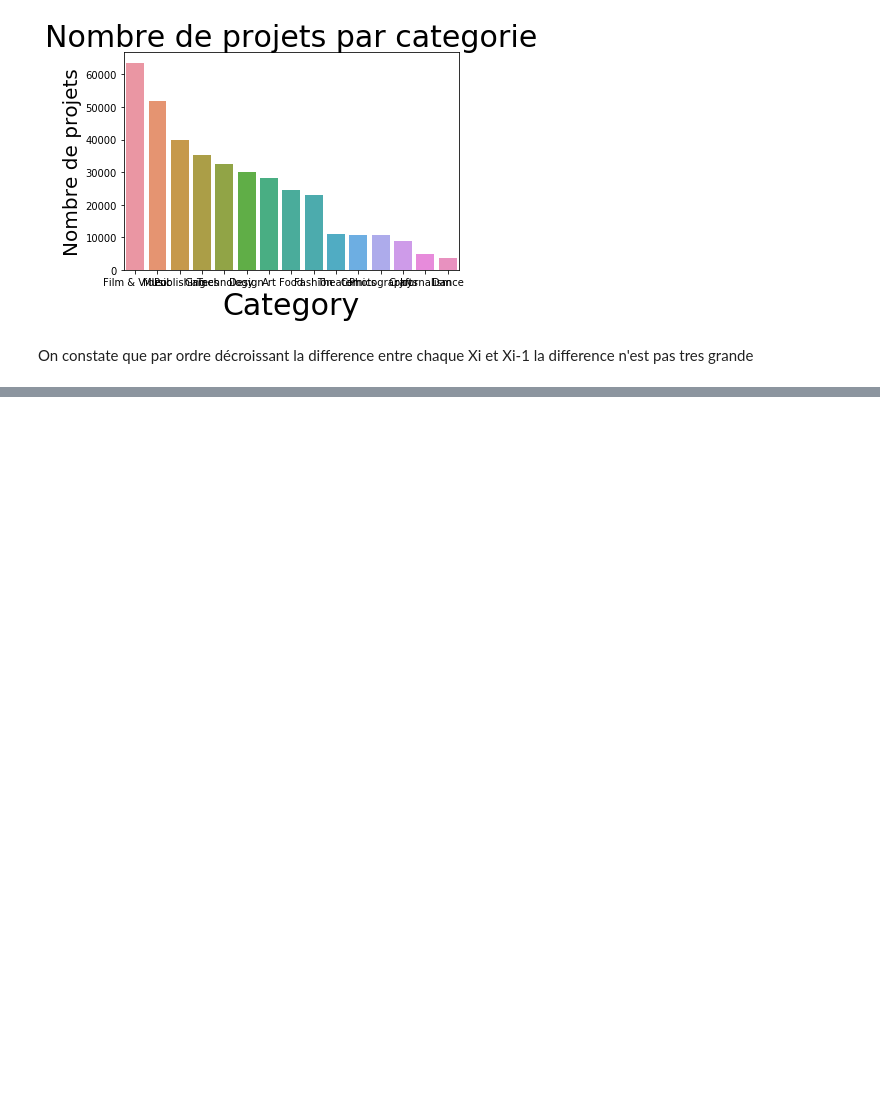
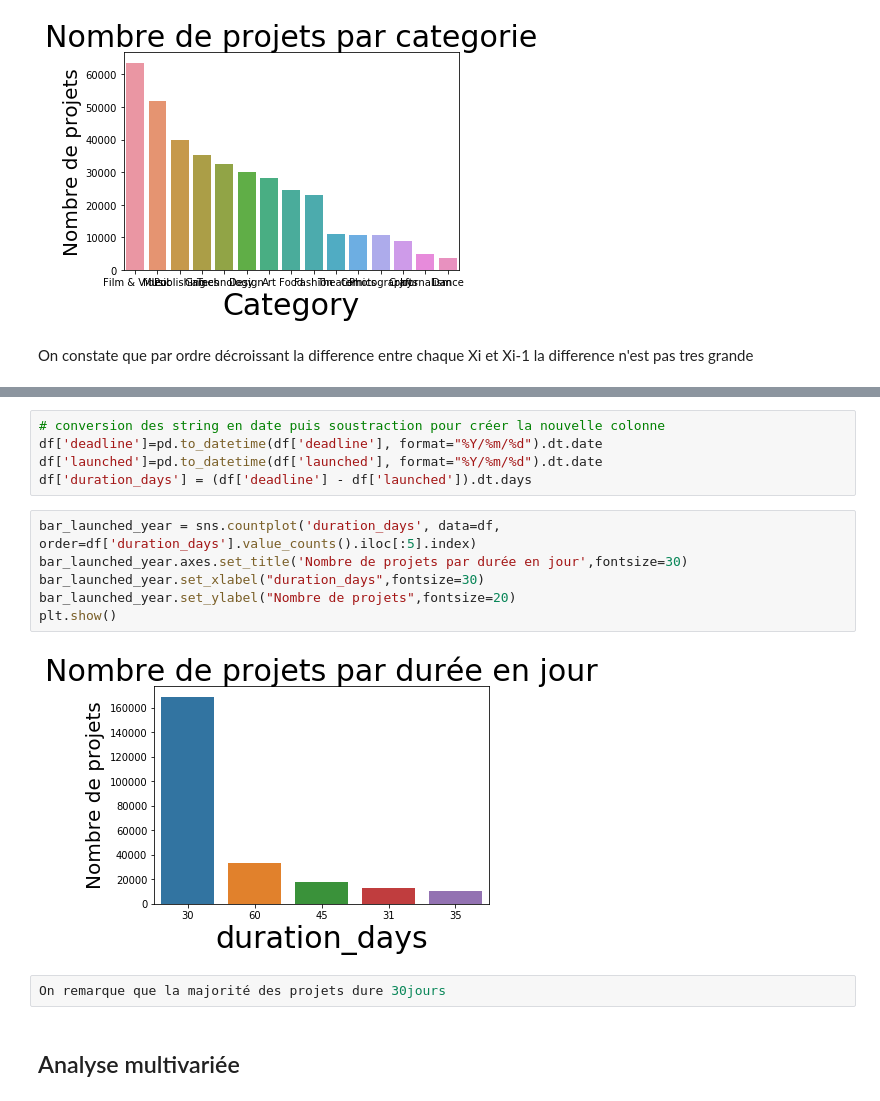
Before and after one commit to TaySai/EDA2018, a Jupyter notebook: kickstarter_projects.ipynb, the cells around one changed output, grey strips where cells are left out. Saved outputs shown, nothing was run; the diff lists cells and outputs as text; blank space fills up the shorter version.

```diff
--- a/kickstarter_projects.ipynb
+++ b/kickstarter_projects.ipynb
@@ -214,0 +226,17 @@ On constate que seulement 35,38% des projets réussissent.
+# %%
+# conversion des string en date puis soustraction pour créer la nouvelle colonne
+df['deadline']=pd.to_datetime(df['deadline'], format="%Y/%m/%d").dt.date
+df['launched']=pd.to_datetime(df['launched'], format="%Y/%m/%d").dt.date
+df['duration_days'] = (df['deadline'] - df['launched']).dt.days
+# %%
+bar_launched_year = sns.countplot('duration_days', data=df, order=df['duration_days'].value_counts().iloc[:5].index)
+bar_launched_year.axes.set_title('Nombre de projets par durée en jour',fontsize=30)
+bar_launched_year.set_xlabel("duration_days",fontsize=30)
+bar_launched_year.set_ylabel("Nombre de projets",fontsize=20)
+plt.show()
+# %% [output]
+[figure, added]
+# %%
+On remarque que la majorité des projets dure 30jours
+# %% [markdown]
+## Analyse multivariée
```
Also changed, not shown: parts of 13 cells of this notebook.
